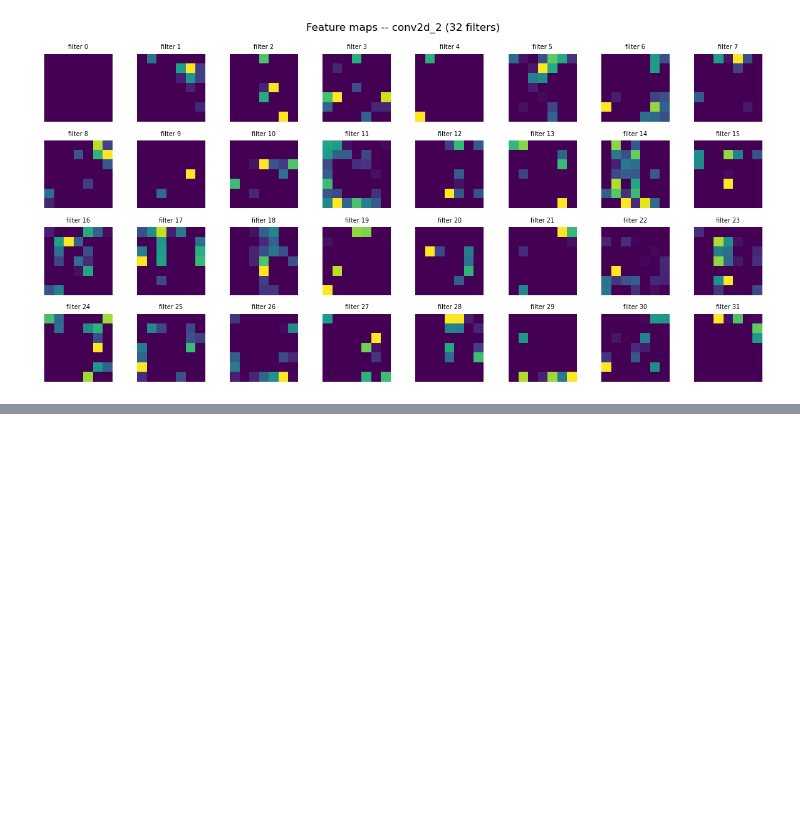
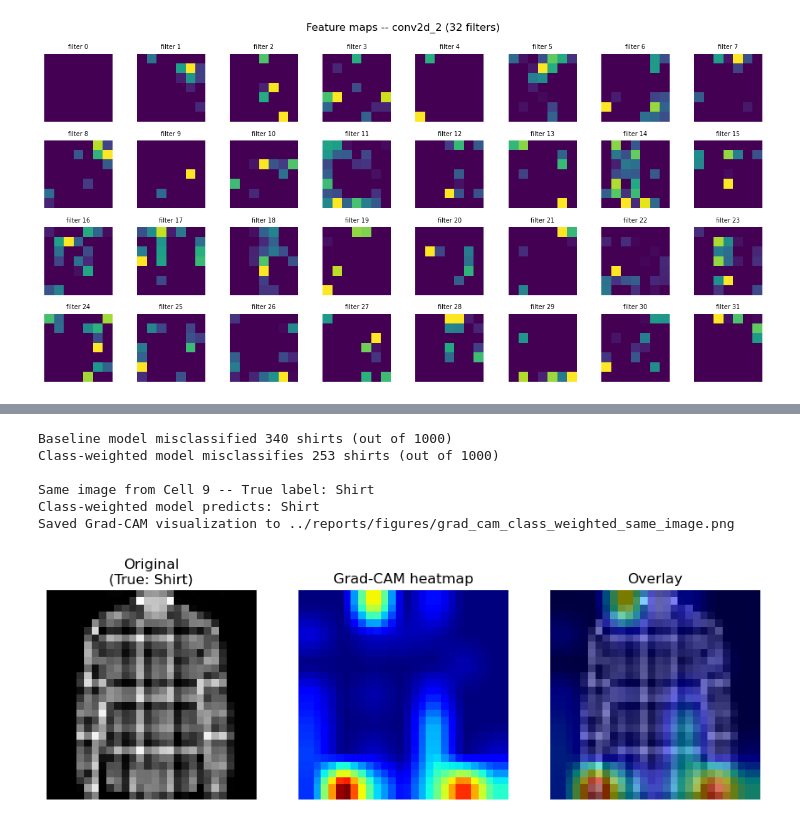
Before and after one commit to DarkWhiteDarker/CNN_For_Beginners, a Jupyter notebook: notebooks/02_interpretability.ipynb, the cells around one changed output, grey strips where cells are left out. Cells and saved outputs as stored; diff of their text form; code cells hidden in the pictures; blank space fills up the shorter version.

```diff
--- a/notebooks/02_interpretability.ipynb
+++ b/notebooks/02_interpretability.ipynb
@@ -116,0 +196,37 @@ Saved feature maps to ../reports/figures/feature_maps_conv2d_2.png
+# %%
+# Cell 11 -- Load the class-weighted model and re-check the same
+# misclassified Shirt examples from before, to see if attention shifted
+
+weighted_model = tf.keras.models.load_model("../models/class_weighted_cnn.keras")
+weighted_conv_layers = get_conv_layer_names(weighted_model)
+weighted_last_conv = weighted_conv_layers[-1]
+
+# Re-run predictions with the NEW model to find which shirts it still
+# gets wrong (likely a different, smaller set than before).
+weighted_predictions = weighted_model.predict(X_test, verbose=0)
+weighted_predicted_labels = np.argmax(weighted_predictions, axis=1)
+still_misclassified_shirts = np.where((y_test == 6) & (weighted_predicted_labels != 6))[0]
+
+print(f"Baseline model misclassified {len(misclassified_shirts)} shirts (out of 1000)")
+print(f"Class-weighted model misclassifies {len(still_misclassified_shirts)} shirts (out of 1000)")
+
+# Re-check the SAME specific image from Cell 9 -- does the new model
+# get it right now, or still wrong (and if still wrong, where does it look)?
+same_image = X_test[misclassified_shirts[0]]
+same_true_label = y_test[misclassified_shirts[0]]
+
+heatmap_new, predicted_new = generate_grad_cam(weighted_model, same_image, weighted_last_conv)
+
+print(f"\nSame image from Cell 9 -- True label: {CLASS_NAMES[same_true_label]}")
+print(f"Class-weighted model predicts: {CLASS_NAMES[predicted_new]}")
+
+display_grad_cam(same_image, heatmap_new, CLASS_NAMES, same_true_label,
+                  save_path="../reports/figures/grad_cam_class_weighted_same_image.png")
+# %% [output]
+Baseline model misclassified 340 shirts (out of 1000)
+Class-weighted model misclassifies 253 shirts (out of 1000)
+
+Same image from Cell 9 -- True label: Shirt
+Class-weighted model predicts: Shirt
+Saved Grad-CAM visualization to ../reports/figures/grad_cam_class_weighted_same_image.png
+[figure, added]
```
Also changed, not shown: parts of 4 cells of this notebook.
